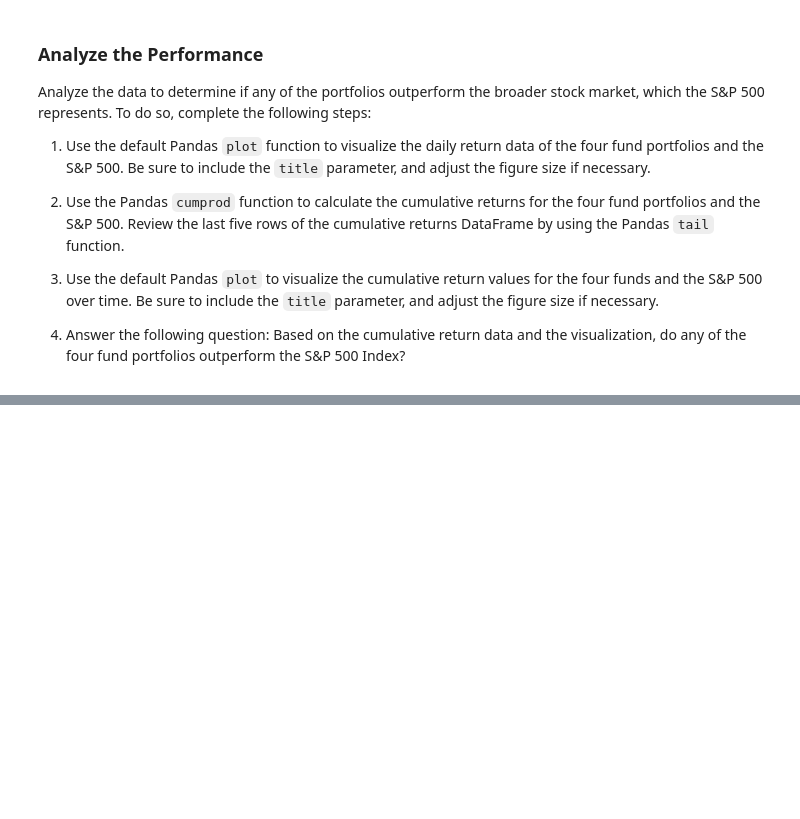
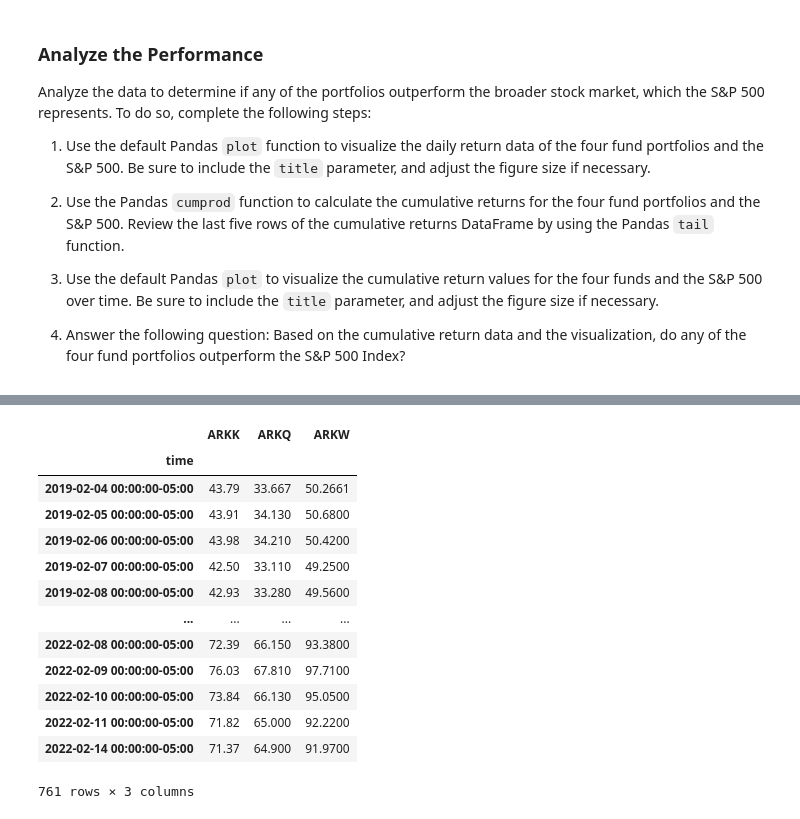
Before and after one commit to trekj/Project_1, a Jupyter notebook: project_ark_invest.ipynb, the cells around one changed output, grey strips where cells are left out. Drawn from its saved outputs; the diff is of its cells as text; code cells hidden in the pictures; blank space fills up the shorter version.

```diff
--- a/project_ark_invest.ipynb
+++ b/project_ark_invest.ipynb
@@ -233,0 +301,11 @@ ValueError: ('Key ID must be given to access Alpaca trade API', ' (env: APCA_API
+# %%
+#prices_arkk_df_close = prices_ark_df.droplevel('open', axis=1)
+#prices_arkk_df_close = prices_ark_df[["ARKK","ARKQ"],["close",'close']]
+#bitstamp_sliced = bitstamp.loc[:, ["Close"]]
+#agg_close_price = float(prices_df["AGG"]["close"])
+prices_arkk_df_close = prices_ark_df["ARKK"]["close"]
+display(prices_arkk_df_close)
+
+#sfo_data_df[["year","housing_units"]]
+#   .groupby("year")
+#df.drop(df.columns[[0]], axis=1, inplace=True)
@@ -233,0 +326,9 @@ ValueError: ('Key ID must be given to access Alpaca trade API', ' (env: APCA_API
+# %%
+prices_arkq_df_close = prices_ark_df["ARKQ"]["close"]
+prices_arkq_df_close
+#bitstamp_sliced = bitstamp.loc[:, ["Close"]]
+#agg_close_price = float(prices_df["AGG"]["close"])
+# Change the column names
+# df.columns =['Col_1', 'Col_2']
+
+prices_arkq_df_close
@@ -233,0 +349,3 @@ ValueError: ('Key ID must be given to access Alpaca trade API', ' (env: APCA_API
+# %%
+prices_arkw_df_close = prices_ark_df["ARKW"]["close"]
+prices_arkw_df_close
@@ -233,0 +366,20 @@ ValueError: ('Key ID must be given to access Alpaca trade API', ' (env: APCA_API
+# %%
+prices_ark_close_df = pd.concat([prices_arkk_df_close, prices_arkq_df_close, prices_arkw_df_close], axis= 1, sort=False, )
+prices_ark_close_df.columns =['ARKK', 'ARKQ', 'ARKW']
+prices_ark_close_df
+#all_neighborhoods_df = pd.concat(    [neighborhood_locations_df, all_neighborhood_info_df],    axis="columns",    sort=False)
+# %% [output]
+|  | ARKK | ARKQ | ARKW |
+| time |  |  |  |
+| 2019-02-04 00:00:00-05:00 | 43.79 | 33.667 | 50.2661 |
+| 2019-02-05 00:00:00-05:00 | 43.91 | 34.130 | 50.6800 |
+| 2019-02-06 00:00:00-05:00 | 43.98 | 34.210 | 50.4200 |
+| 2019-02-07 00:00:00-05:00 | 42.50 | 33.110 | 49.2500 |
+| 2019-02-08 00:00:00-05:00 | 42.93 | 33.280 | 49.5600 |
+| ... | ... | ... | ... |
+| 2022-02-08 00:00:00-05:00 | 72.39 | 66.150 | 93.3800 |
+| 2022-02-09 00:00:00-05:00 | 76.03 | 67.810 | 97.7100 |
+| 2022-02-10 00:00:00-05:00 | 73.84 | 66.130 | 95.0500 |
+| 2022-02-11 00:00:00-05:00 | 71.82 | 65.000 | 92.2200 |
+| 2022-02-14 00:00:00-05:00 | 71.37 | 64.900 | 91.9700 |
+761 rows × 3 columns
```
Also changed, not shown: parts of 10 cells of this notebook.
